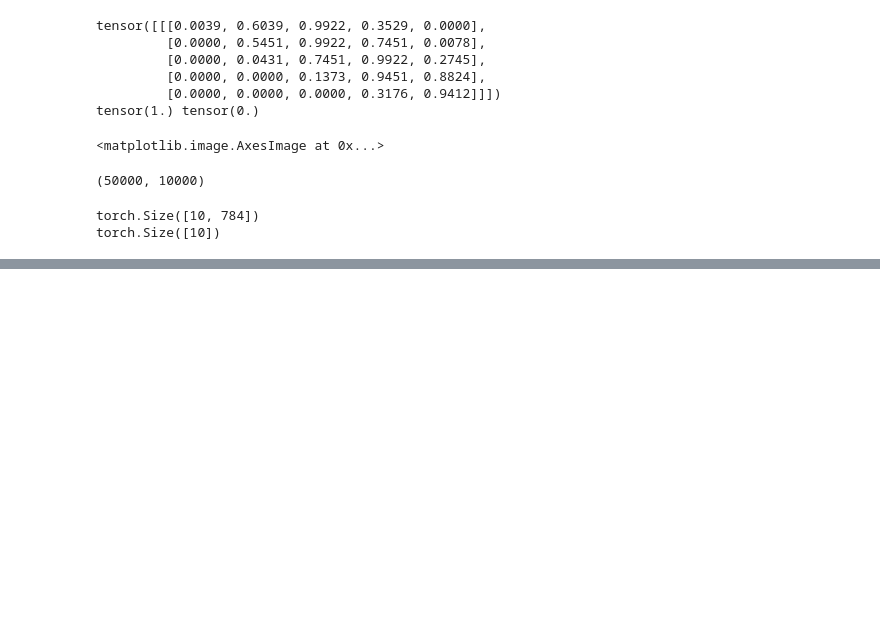
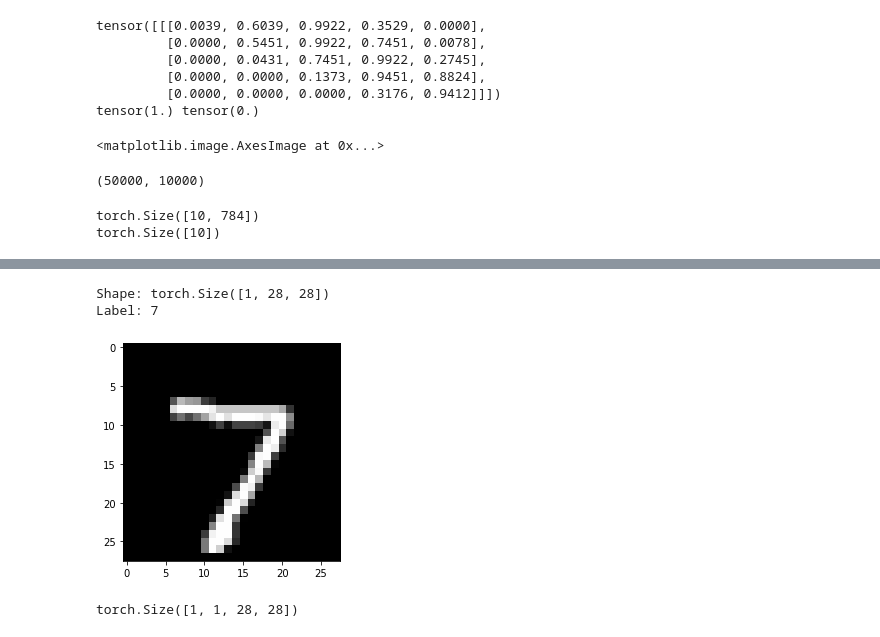
Before and after one commit to rhlklwr/pytorch, a Jupyter notebook: Logistic_regression.ipynb, the cells around one changed output, grey strips where cells are left out. Cells and saved outputs as stored; diff of their text form; code cells hidden in the pictures; blank space fills up the shorter version.

```diff
--- a/Logistic_regression.ipynb
+++ b/Logistic_regression.ipynb
@@ -262,0 +310,17 @@ RuntimeError: size mismatch, m1: [3584 x 28], m2: [784 x 10] at ..\aten\src\TH/g
+# %%
+test_dataset = MNIST(root='data/',
+                     train=False,
+                     transform=transforms.ToTensor())
+# %%
+img, label = test_dataset[0]
+plt.imshow(img[0], cmap='gray')
+print('Shape:', img.shape)
+print('Label:', label)
+# %% [output]
+Shape: torch.Size([1, 28, 28])
+Label: 7
+[figure, added]
+# %%
+img.unsqueeze(0).shape
+# %% [output]
+torch.Size([1, 1, 28, 28])
```
Also changed, not shown: parts of 19 cells of this notebook, 1 other file.
